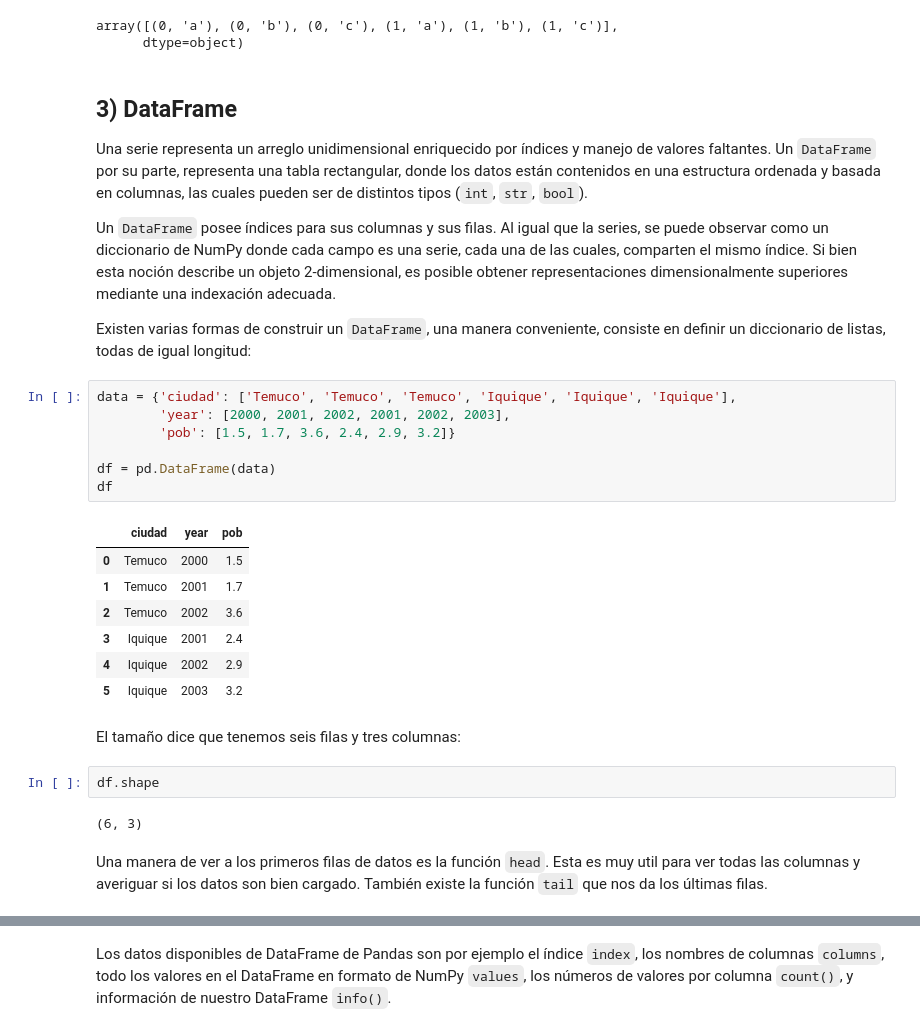
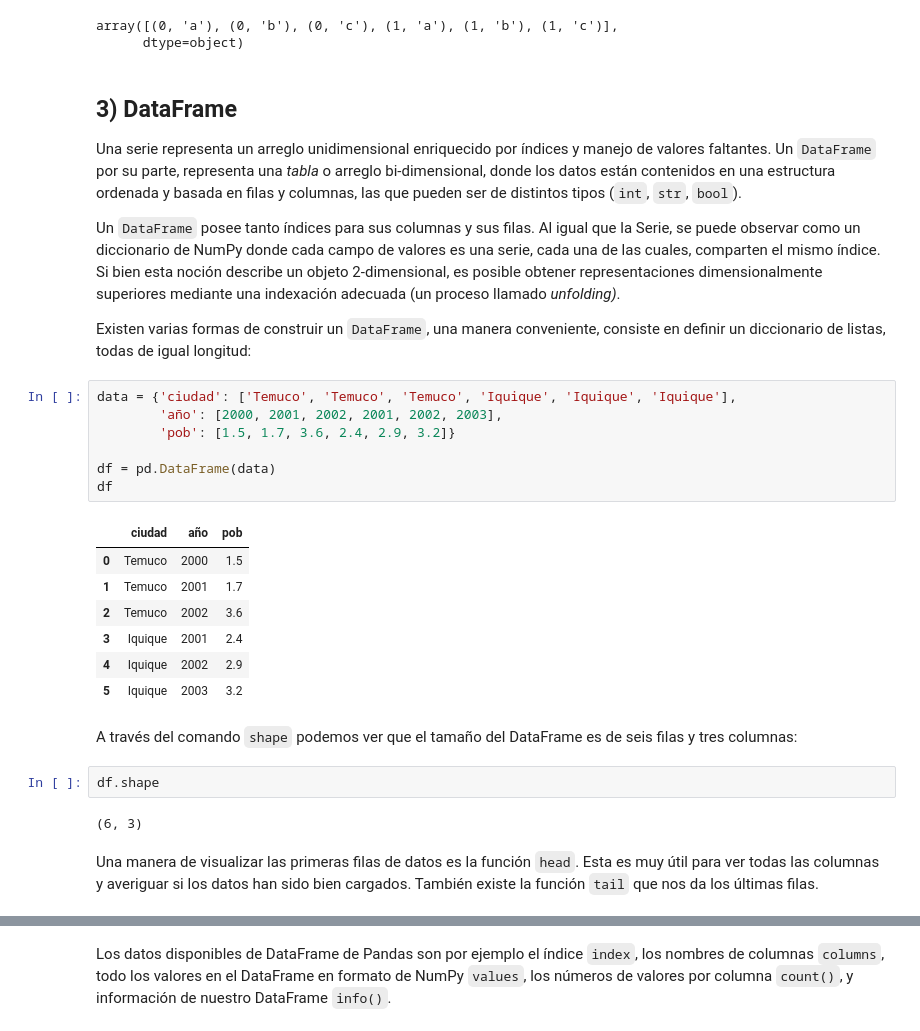
Before and after one commit to GAMES-UChile/Curso-BancoEstado, a Jupyter notebook: modulo3/modulo3.ipynb, the cells around one changed output, grey strips where cells are left out. Cells and saved outputs as stored; diff of their text form.

```diff
--- a/modulo3/modulo3.ipynb
+++ b/modulo3/modulo3.ipynb
@@ -298,31 +321,31 @@ array([(0, 'a'), (0, 'b'), (0, 'c'), (1, 'a'), (1, 'b'), (1, 'c')],
       dtype=object)
 # %% [markdown]
 ## 3) DataFrame
-Una serie representa un arreglo unidimensional enriquecido por índices y manejo de valores faltantes. Un `DataFrame` por su parte, representa una tabla rectangular, donde los datos están contenidos en una estructura ordenada y basada en columnas, las cuales pueden ser de distintos tipos (`int`, `str`, `bool`).
+Una serie representa un arreglo unidimensional enriquecido por índices y manejo de valores faltantes. Un `DataFrame` por su parte, representa una _tabla_ o arreglo bi-dimensional, donde los datos están contenidos en una estructura ordenada y basada en filas y columnas, las que pueden ser de distintos tipos (`int`, `str`, `bool`).
 
-Un `DataFrame` posee índices para sus columnas y sus filas. Al igual que la series, se puede observar como un diccionario de NumPy donde cada campo es una serie, cada una de las cuales, comparten el mismo índice. Si bien esta noción describe un objeto 2-dimensional, es posible obtener representaciones dimensionalmente superiores mediante una indexación adecuada.
+Un `DataFrame` posee tanto índices para sus columnas y sus filas. Al igual que la Serie, se puede observar como un diccionario de NumPy donde cada campo de valores es una serie, cada una de las cuales, comparten el mismo índice. Si bien esta noción describe un objeto 2-dimensional, es posible obtener representaciones dimensionalmente superiores mediante una indexación adecuada (un proceso llamado _unfolding)_.
 
 Existen varias formas de construir un `DataFrame`, una manera conveniente, consiste en definir un diccionario de listas, todas de igual longitud:
 # %%
 data = {'ciudad': ['Temuco', 'Temuco', 'Temuco', 'Iquique', 'Iquique', 'Iquique'],
-        'year': [2000, 2001, 2002, 2001, 2002, 2003],
+        'año': [2000, 2001, 2002, 2001, 2002, 2003],
         'pob': [1.5, 1.7, 3.6, 2.4, 2.9, 3.2]}
 
 df = pd.DataFrame(data)
 df
 # %% [output]
-|  | ciudad | year | pob |
+|  | ciudad | año | pob |
 | 0 | Temuco | 2000 | 1.5 |
 | 1 | Temuco | 2001 | 1.7 |
 | 2 | Temuco | 2002 | 3.6 |
 | 3 | Iquique | 2001 | 2.4 |
 | 4 | Iquique | 2002 | 2.9 |
 | 5 | Iquique | 2003 | 3.2 |
-# %% [markdown]
-El tamaño dice que tenemos seis filas y tres columnas:
+# %% [markdown]
+A través del comando `shape` podemos ver que el tamaño del DataFrame es de seis filas y tres columnas:
 # %%
 df.shape
 # %% [output]
 (6, 3)
 # %% [markdown]
-Una manera de ver a los primeros filas de datos es la función `head`. Esta es muy util para ver todas las columnas y averiguar si los datos son bien cargado. También existe la función `tail` que nos da los últimas filas.
+Una manera de visualizar las primeras filas de datos es la función `head`. Esta es muy útil para ver todas las columnas y averiguar si los datos han sido bien cargados. También existe la función `tail` que nos da los últimas filas.
```
Also changed, not shown: parts of 65 cells of this notebook.
